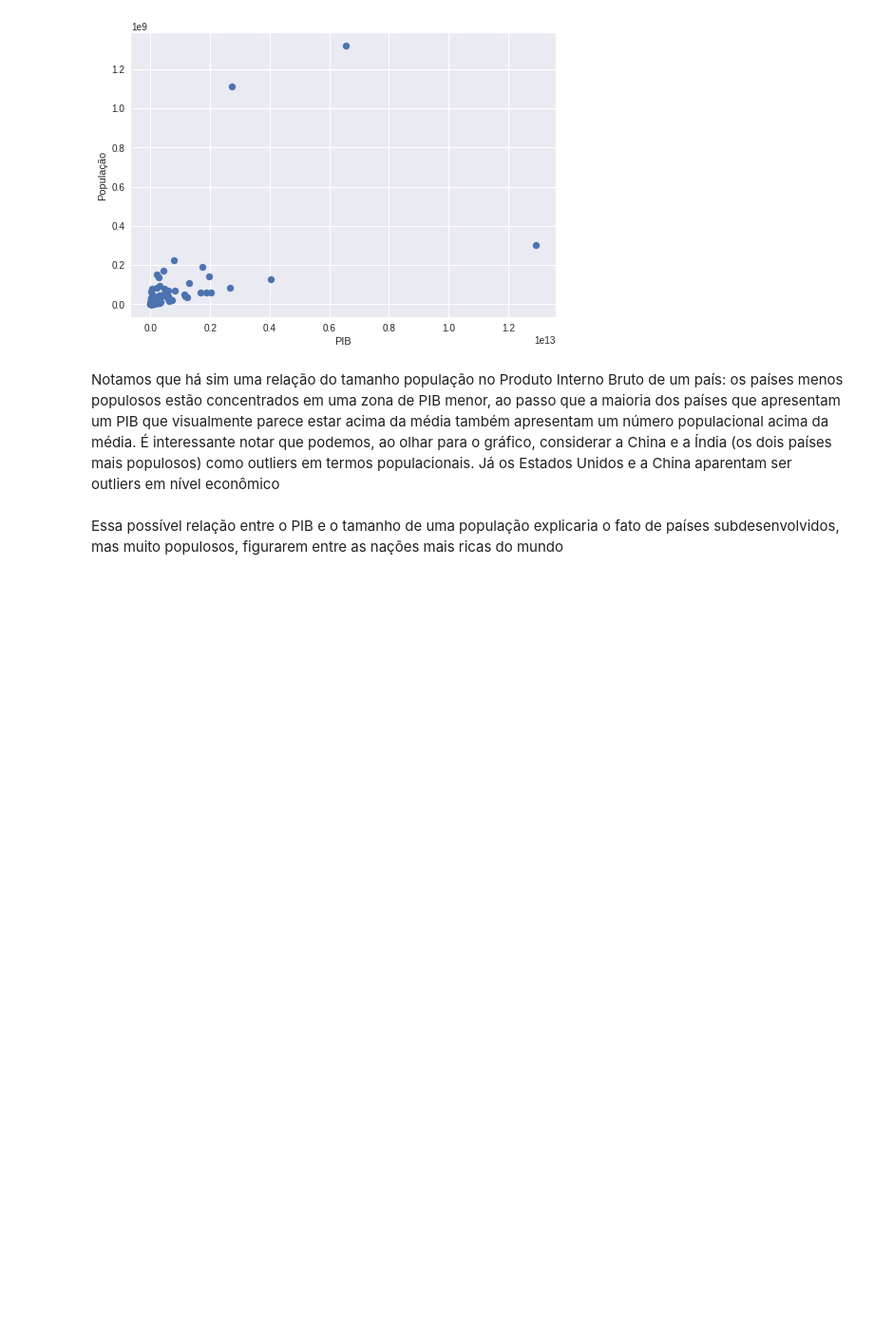
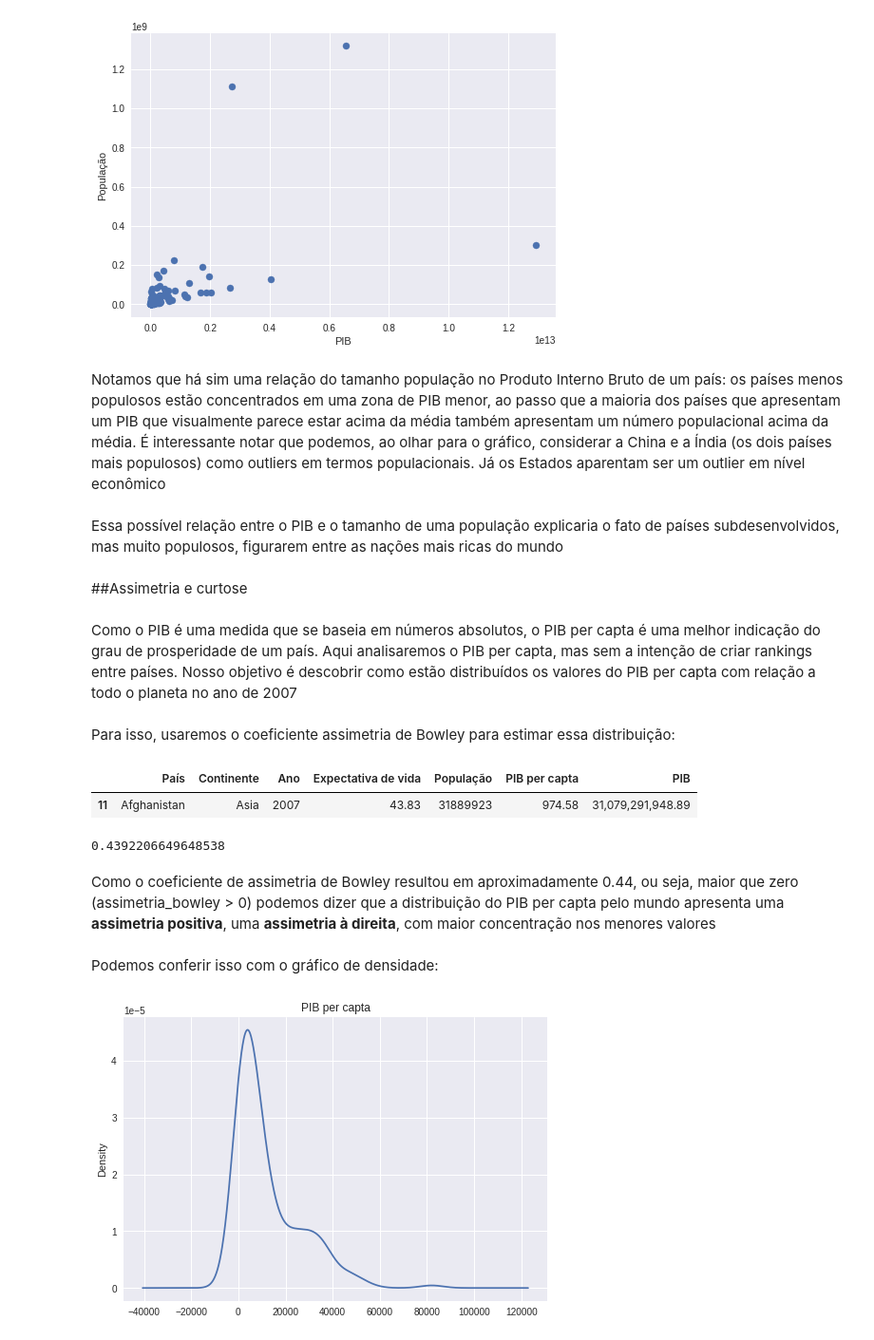
Before and after one commit to shl0mo/AnaliseDados_DIO-Pandas, a Jupyter notebook: AnaliseDados_DIO_Pandas.ipynb, the cells around one changed output. Shown at 95% size. Saved outputs shown, nothing was run; the diff lists cells and outputs as text; code cells hidden in the pictures; blank space fills up the shorter version.

```diff
--- a/AnaliseDados_DIO_Pandas.ipynb
+++ b/AnaliseDados_DIO_Pandas.ipynb
@@ -1294,6 +1300,35 @@ df_2007.plot.scatter(x='PIB', y='População', s=50);
 [figure]
 # %% [markdown]
 Notamos que há sim uma relação do tamanho população no Produto Interno Bruto de um país: os países menos populosos estão concentrados em uma zona de PIB menor, ao passo que a maioria
-dos países que apresentam um PIB que visualmente parece estar acima da média também apresentam um número populacional acima da média. É interessante notar que podemos, ao olhar para o gráfico, considerar a China e a Índia (os dois países mais populosos) como outliers em termos populacionais. Já os Estados Unidos e a China aparentam ser outliers em nível econômico
+dos países que apresentam um PIB que visualmente parece estar acima da média também apresentam um número populacional acima da média. É interessante notar que podemos, ao olhar para o gráfico, considerar a China e a Índia (os dois países mais populosos) como outliers em termos populacionais. Já os Estados aparentam ser um outlier em nível econômico
 # %% [markdown]
 Essa possível relação entre o PIB e o tamanho de uma população explicaria o fato de países subdesenvolvidos, mas muito populosos, figurarem entre as nações mais ricas do mundo
+# %% [markdown]
+##Assimetria e curtose
+# %% [markdown]
+Como o PIB é uma medida que se baseia em números absolutos, o PIB per capta é uma melhor indicação do grau de prosperidade de um país. Aqui analisaremos o PIB per capta, mas sem a intenção de criar rankings entre países. Nosso objetivo é descobrir como estão distribuídos os valores do PIB per capta com relação a todo o planeta no ano de 2007
+# %% [markdown]
+Para isso, usaremos o coeficiente assimetria de Bowley para estimar essa distribuição:
+# %%
+#Tendo como base o ano de 2007:
+df_2007.head(1)
+# %% [output]
+|  | País | Continente | Ano | Expectativa de vida | População | PIB per capta | PIB |
+| 11 | Afghanistan | Asia | 2007 | 43.83 | 31889923 | 974.58 | 31,079,291,948.89 |
+# %%
+#Cálculo do coeficiente de assimetria de Bowley para o PIB per capta:
+q1 = df_2007['PIB per capta'].quantile(0.25)
+q3 = df_2007['PIB per capta'].quantile(0.75)
+md = df_2007['PIB per capta'].median()
+assimetria_bowley = (q1 + q3 - 2*md)/(q3 - q1)
+assimetria_bowley
+# %% [output]
+0.4392206649648538
+# %% [markdown]
+Como o coeficiente de assimetria de Bowley resultou em aproximadamente 0.44, ou seja, maior que zero (assimetria_bowley > 0) podemos dizer que a distribuição do PIB per capta pelo mundo apresenta uma **assimetria positiva**, uma **assimetria à direita**, com maior concentração nos menores valores
+# %% [markdown]
+Podemos conferir isso com o gráfico de densidade:
+# %%
+df_2007['PIB per capta'].plot.kde(title='PIB per capta');
+# %% [output]
+[figure, added]
```
Also changed, not shown: parts of 7 cells of this notebook.
